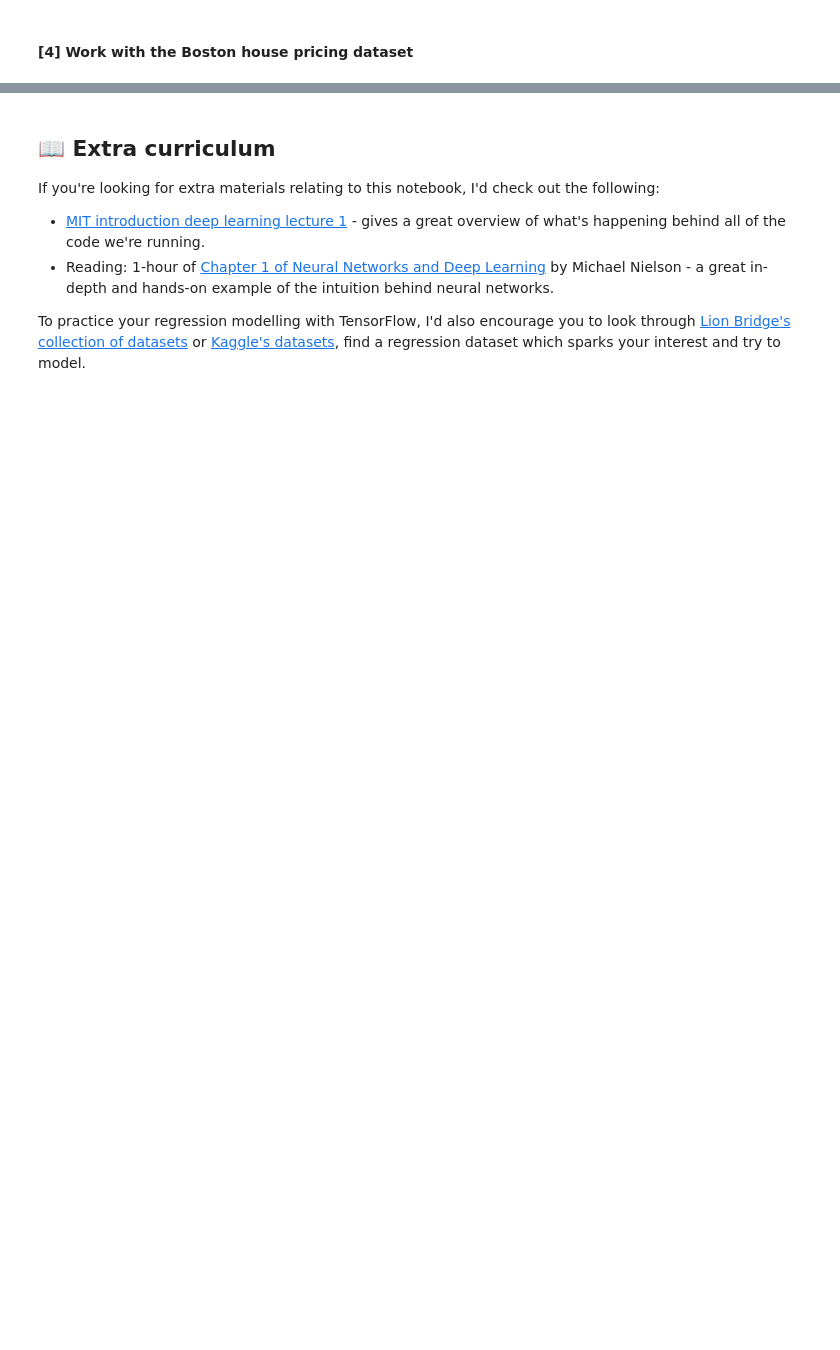
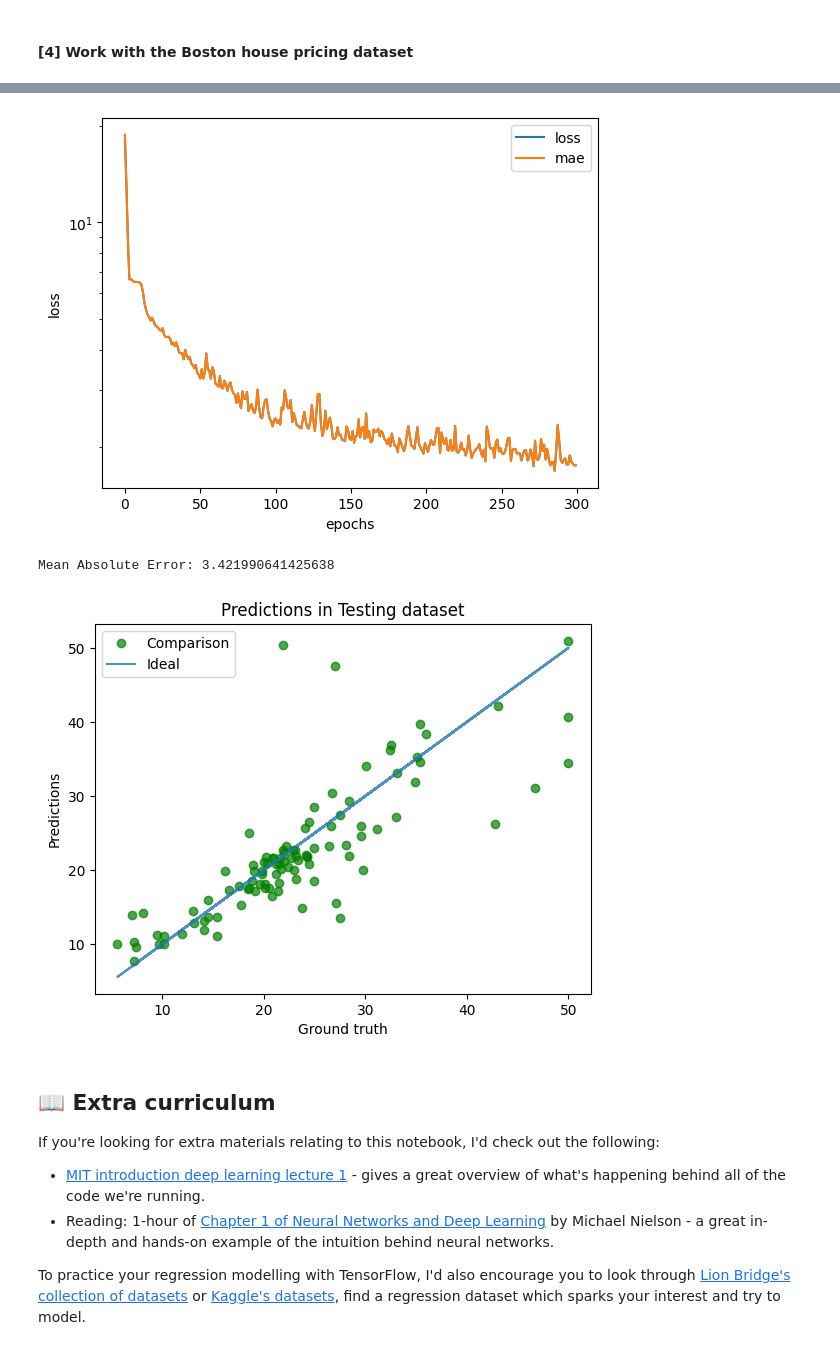
Before and after one commit to Fertmeneses/tensorflow-deep-learning, a Jupyter notebook: practice/01_exercises.ipynb, the cells around one changed output, grey strips where cells are left out. Cells and saved outputs as stored; diff of their text form; code cells hidden in the pictures; blank space fills up the shorter version.

```diff
--- a/practice/01_exercises.ipynb
+++ b/practice/01_exercises.ipynb
@@ -190,27 +238,46 @@ x_train_tf.shape, y_train_tf.shape, x_test_tf.shape, y_test_tf.shape
 # %%
 # Build models:
 # Set random seed
 tf.random.set_seed(42)
 
 # Create a model using the Sequential API
+activ_1='tanh'
+activ_2='relu'
+activ_3='sigmoid'
 model_boston = tf.keras.Sequential([
-    tf.keras.layers.Dense(512,activation='relu', input_shape=x_train_tf[0].shape),
-    tf.keras.layers.Dense(256,activation='relu'),
-    tf.keras.layers.Dense(256,activation='relu'),
-    tf.keras.layers.Dense(128,activation='relu'),
-    tf.keras.layers.Dense(64,activation='relu'),
-    tf.keras.layers.Dense(64,activation='relu'),
+    tf.keras.layers.Dense(256,activation=activ_3, input_shape=x_train_tf[0].shape),
+    tf.keras.layers.Dense(128,activation=activ_3),
+    tf.keras.layers.Dense(64,activation=activ_1),
+    tf.keras.layers.Dense(64,activation=activ_2),
     tf.keras.layers.Dense(1)
 ])
 history = compile_train_model(model_boston,
-                    tf.keras.losses.mse, # Loss function
-                    tf.keras.optimizers.Adam(learning_rate=0.003), # Optimizer
+                    tf.keras.losses.mae, # Loss function
+                    tf.keras.optimizers.Adam(learning_rate=0.001), # Optimizer
                     ["mae"], # Metrics
                     x_train_tf,y_train_tf, # Data
-                    200, # Epochs
+                    300, # Epochs
                     exp_dims=False)
 # Plot training history:
 pd.DataFrame(history.history).plot()
 plt.ylabel("loss")
 plt.xlabel("epochs") # note: epochs will only show 100 since we overrid the history variable
-plt.yscale('log');
+plt.yscale('log')
+plt.show();
+
+# Predict:
+y_pred = model_boston.predict(x_test_tf,verbose=0).squeeze()
+#Evaluate:
+mae = tf.reduce_mean(tf.abs(y_test_tf-y_pred.squeeze())).numpy()
+print('Mean Absolute Error:', mae)
+# Plot predictions and ground truth:
+plt.plot(y_test_tf,y_pred,'o',label='Comparison',color='green',alpha=0.7)
+plt.plot(y_test_tf,y_test_tf,'-',label='Ideal',alpha=0.8)
+#plt.plot(y_pred,'d',label='Predictions',color='red',alpha=0.7)
+plt.legend()
+plt.xlabel('Ground truth'), plt.ylabel('Predictions')
+plt.title('Predictions in Testing dataset');
+# %% [output]
+[figure, added]
+Mean Absolute Error: 3.421990641425638
+[figure, added]
```
Also changed, not shown: parts of 10 cells of this notebook, 4 other files.
